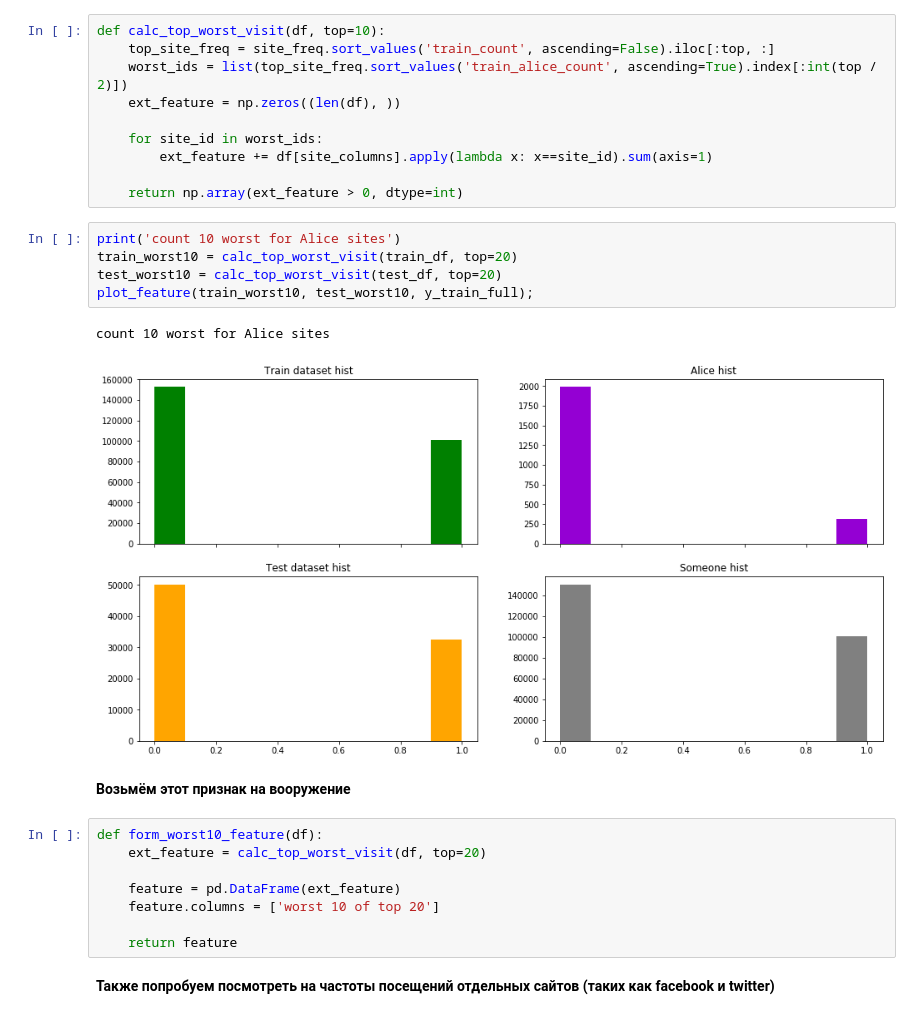
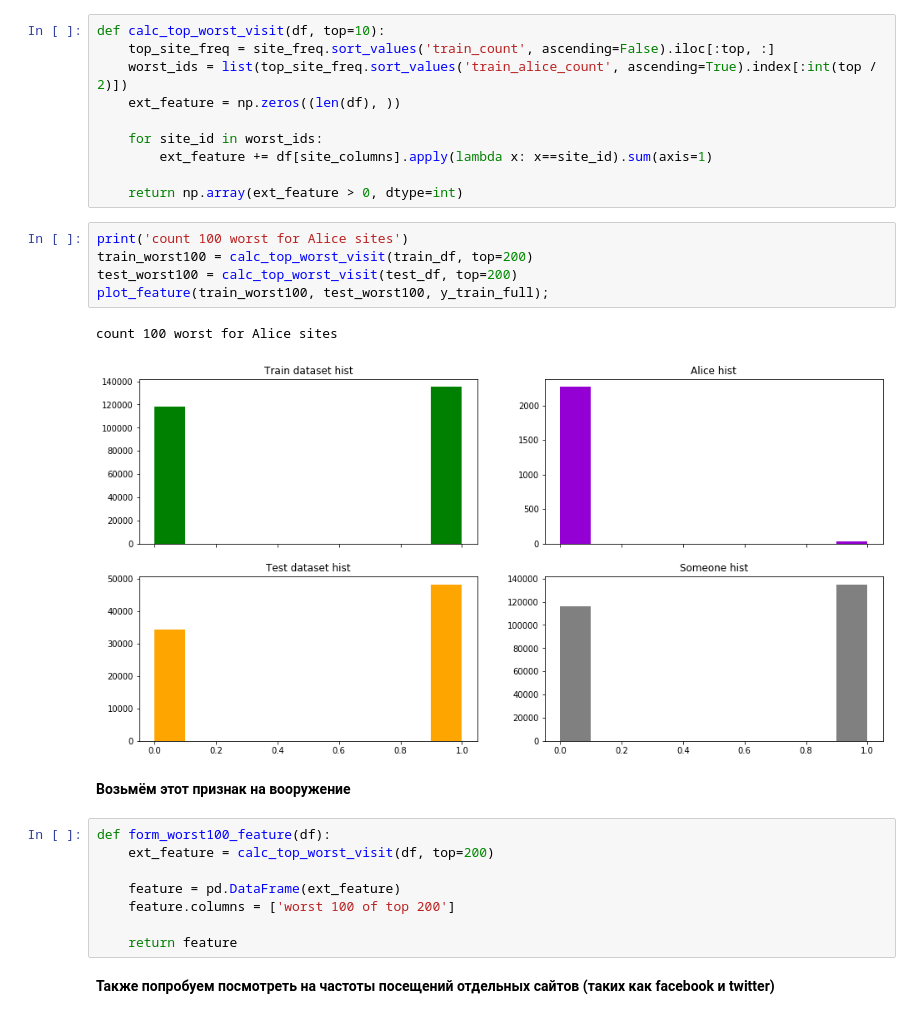
Before and after one commit to n-surkov/coursera_ml, a Jupyter notebook: solution/final_submission.ipynb, the cells around one changed output. Drawn from its saved outputs; the diff is of its cells as text.

```diff
--- a/solution/final_submission.ipynb
+++ b/solution/final_submission.ipynb
@@ -557,21 +592,21 @@ def calc_top_worst_visit(df, top=10):
 
     return np.array(ext_feature > 0, dtype=int)
 # %%
-print('count 10 worst for Alice sites')
-train_worst10 = calc_top_worst_visit(train_df, top=20)
-test_worst10 = calc_top_worst_visit(test_df, top=20)
-plot_feature(train_worst10, test_worst10, y_train_full);
+print('count 100 worst for Alice sites')
+train_worst100 = calc_top_worst_visit(train_df, top=200)
+test_worst100 = calc_top_worst_visit(test_df, top=200)
+plot_feature(train_worst100, test_worst100, y_train_full);
 # %% [output]
-count 10 worst for Alice sites
+count 100 worst for Alice sites
-[figure, old version]
+[figure, new version]
 # %% [markdown]
 **Возьмём этот признак на вооружение**
 # %%
-def form_worst10_feature(df):
-    ext_feature = calc_top_worst_visit(df, top=20)
+def form_worst100_feature(df):
+    ext_feature = calc_top_worst_visit(df, top=200)
 
     feature = pd.DataFrame(ext_feature)
-    feature.columns = ['worst 10 of top 20']
+    feature.columns = ['worst 100 of top 200']
 
     return feature
 # %% [markdown]
```
Also changed, not shown: parts of 72 cells of this notebook.
